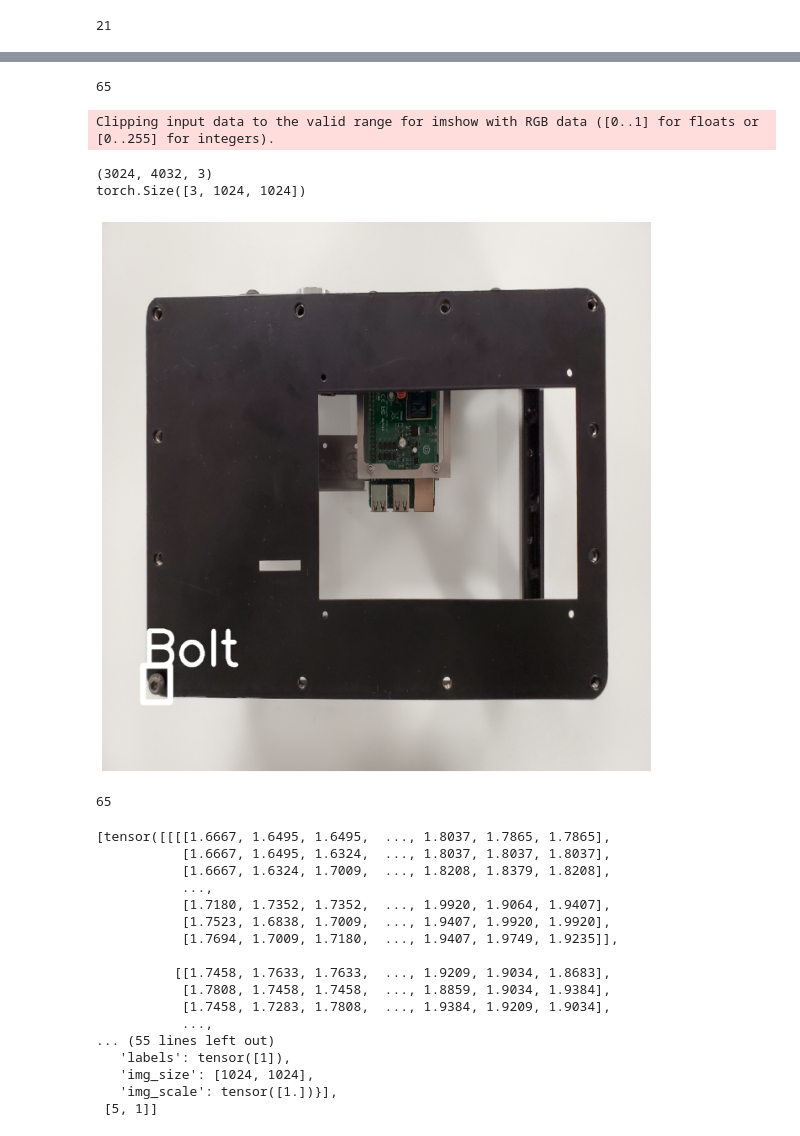
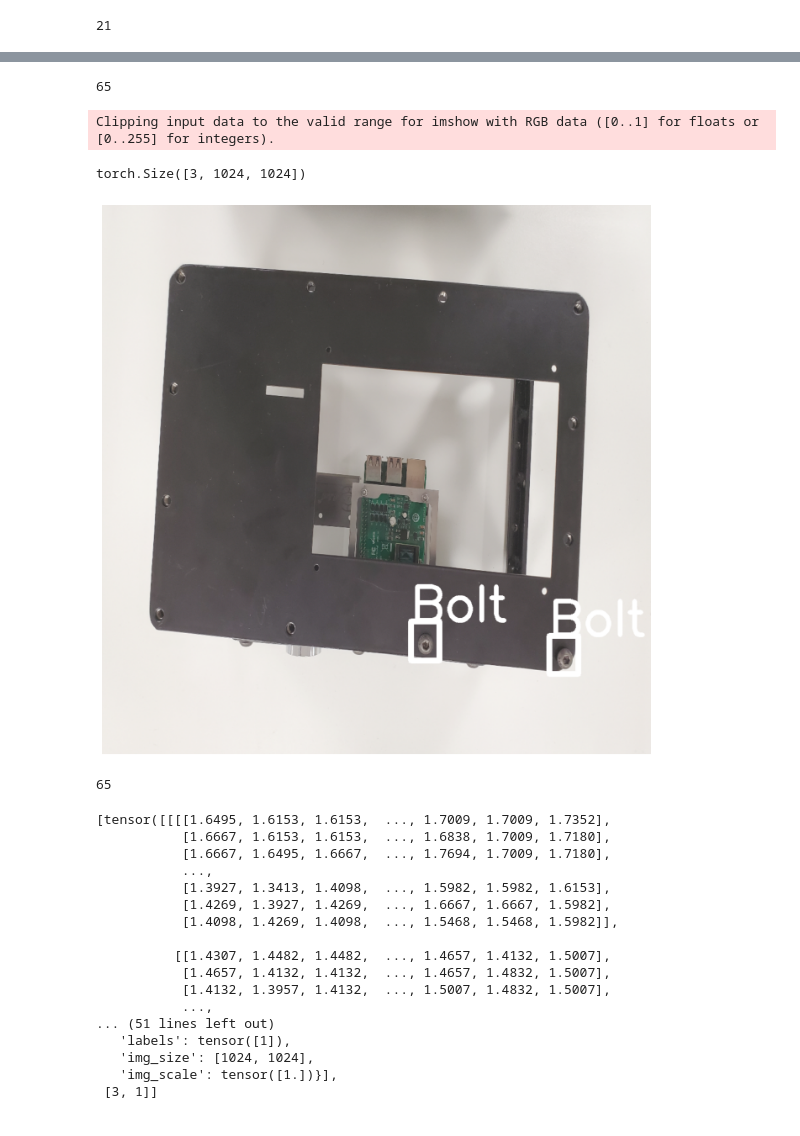
Before and after one commit to nmis-group/digf-coref, a Jupyter notebook: Bolt_Detection/04-dataset.ipynb, the cells around one changed output, grey strips where cells are left out. Cells and saved outputs as stored; diff of their text form; code cells hidden in the pictures.

```diff
--- a/Bolt_Detection/04-dataset.ipynb
+++ b/Bolt_Detection/04-dataset.ipynb
@@ -50,13 +49,12 @@ bolt_module = BoltDataModule(df,
                              num_workers=16,
                              batch_size=2)
 # %%
-bolt_module.train_dataset().show_data(0)
+bolt_module.train_dataset().show_data(60)
 # %% [output]
 65
 Clipping input data to the valid range for imshow with RGB data ([0..1] for floats or [0..255] for integers).
-(3024, 4032, 3)
 torch.Size([3, 1024, 1024])
-[figure, old version]
+[figure, new version]
 # %%
 loader = bolt_module.train_dataloader()
 # %% [output]
@@ -67,20 +65,20 @@ data = next(iter(loader))
 # %%
 data
 # %% [output]
-[tensor([[[[1.6667, 1.6495, 1.6495,  ..., 1.8037, 1.7865, 1.7865],
-           [1.6667, 1.6495, 1.6324,  ..., 1.8037, 1.8037, 1.8037],
-           [1.6667, 1.6324, 1.7009,  ..., 1.8208, 1.8379, 1.8208],
+[tensor([[[[1.6495, 1.6153, 1.6153,  ..., 1.7009, 1.7009, 1.7352],
+           [1.6667, 1.6153, 1.6153,  ..., 1.6838, 1.7009, 1.7180],
+           [1.6667, 1.6495, 1.6667,  ..., 1.7694, 1.7009, 1.7180],
            ...,
-           [1.7180, 1.7352, 1.7352,  ..., 1.9920, 1.9064, 1.9407],
-           [1.7523, 1.6838, 1.7009,  ..., 1.9407, 1.9920, 1.9920],
-           [1.7694, 1.7009, 1.7180,  ..., 1.9407, 1.9749, 1.9235]],
+           [1.3927, 1.3413, 1.4098,  ..., 1.5982, 1.5982, 1.6153],
+           [1.4269, 1.3927, 1.4269,  ..., 1.6667, 1.6667, 1.5982],
+           [1.4098, 1.4269, 1.4098,  ..., 1.5468, 1.5468, 1.5982]],
 
-          [[1.7458, 1.7633, 1.7633,  ..., 1.9209, 1.9034, 1.8683],
-           [1.7808, 1.7458, 1.7458,  ..., 1.8859, 1.9034, 1.9384],
-           [1.7458, 1.7283, 1.7808,  ..., 1.9384, 1.9209, 1.9034],
+          [[1.4307, 1.4482, 1.4482,  ..., 1.4657, 1.4132, 1.5007],
+           [1.4657, 1.4132, 1.4132,  ..., 1.4657, 1.4832, 1.5007],
+           [1.4132, 1.3957, 1.4132,  ..., 1.5007, 1.4832, 1.5007],
            ...,
-... (55 lines left out)
+... (51 lines left out)
    'labels': tensor([1]),
    'img_size': [1024, 1024],
    'img_scale': tensor([1.])}],
- [5, 1]]
+ [3, 1]]
```
Also changed, not shown: parts of 1 cell of this notebook, 3 other files.
